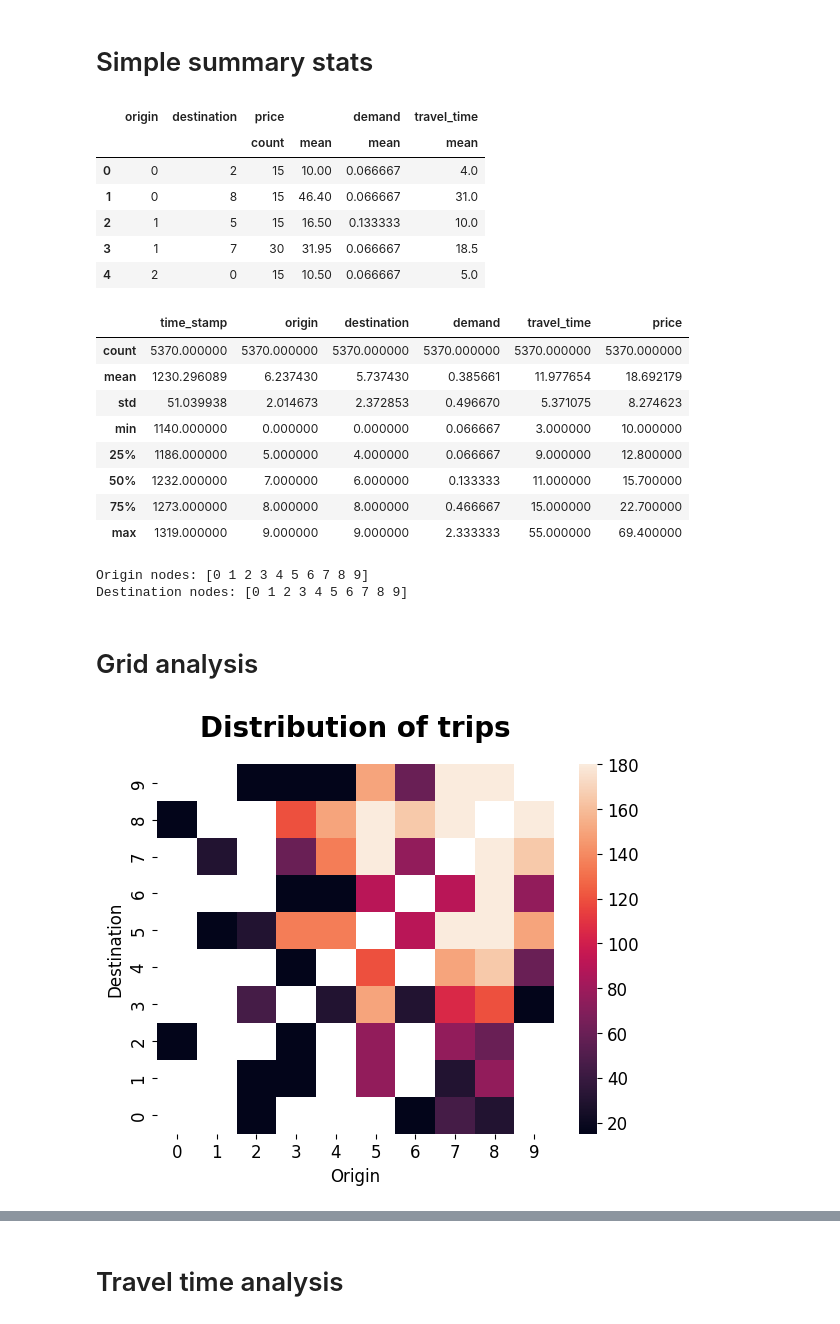
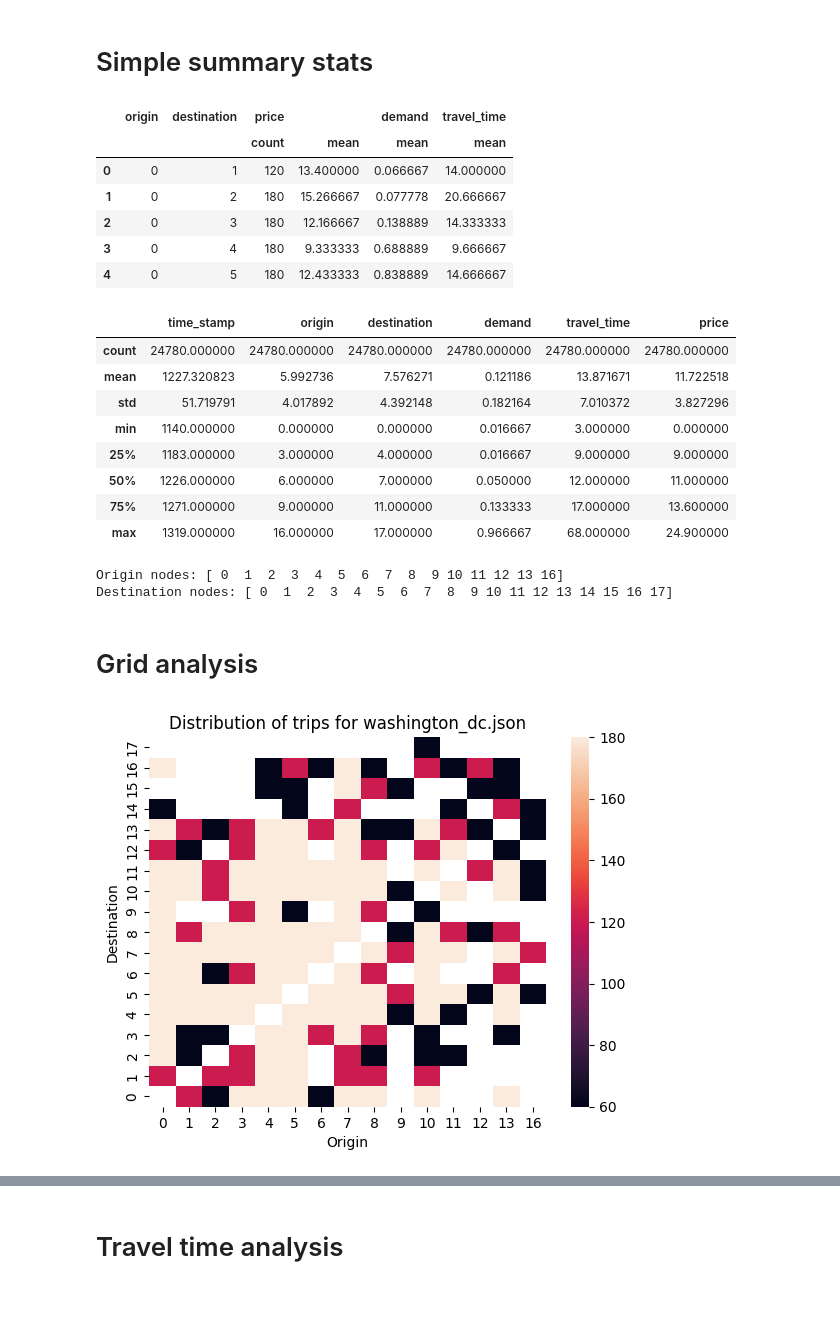
Before and after one commit to Jungar111/multi_agent_reinforcement_learning, a Jupyter notebook: notebooks/data_analysis_brooklyn.ipynb, the cells around one changed output, grey strips where cells are left out. Drawn from its saved outputs; the diff is of its cells as text; code cells hidden in the pictures.

```diff
--- a/notebooks/data_analysis_brooklyn.ipynb
+++ b/notebooks/data_analysis_brooklyn.ipynb
@@ -10,7 +9,10 @@ from scipy.stats import lognorm
 import statsmodels.formula.api as smf
 import statsmodels.api as sm
 # %%
-with open("data/scenario_san_francisco.json") as f:
+
+cities = ['san_francisco', 'nyc_brooklyn', 'shenzhen_downtown_west', 'washington_dc']
+city = cities[3]
+with open(f"../data/scenario_{city}.json") as f:
     data = json.loads(f.read())
 # %%
 df = pd.DataFrame(data["demand"])
@@ -23,11 +25,11 @@ df_org_dest.head()
 # %% [output]
 |  | origin | destination | price |  | demand | travel_time |
 |  |  |  | count | mean | mean | mean |
-| 0 | 0 | 2 | 15 | 10.00 | 0.066667 | 4.0 |
-| 1 | 0 | 8 | 15 | 46.40 | 0.066667 | 31.0 |
-| 2 | 1 | 5 | 15 | 16.50 | 0.133333 | 10.0 |
-| 3 | 1 | 7 | 30 | 31.95 | 0.066667 | 18.5 |
-| 4 | 2 | 0 | 15 | 10.50 | 0.066667 | 5.0 |
+| 0 | 0 | 1 | 120 | 13.400000 | 0.066667 | 14.000000 |
+| 1 | 0 | 2 | 180 | 15.266667 | 0.077778 | 20.666667 |
+| 2 | 0 | 3 | 180 | 12.166667 | 0.138889 | 14.333333 |
+| 3 | 0 | 4 | 180 | 9.333333 | 0.688889 | 9.666667 |
+| 4 | 0 | 5 | 180 | 12.433333 | 0.838889 | 14.666667 |
 # %%
 df_org_dest.columns = df_org_dest.columns.droplevel(0)
 df_org_dest.columns = ["Origin", "Destination", "count", "mean_price", "mean_demand", "mean_travel_time"]
@@ -35,20 +37,20 @@ df_org_dest.columns = ["Origin", "Destination", "count", "mean_price", "mean_dem
 df.describe()
 # %% [output]
 |  | time_stamp | origin | destination | demand | travel_time | price |
-| count | 5370.000000 | 5370.000000 | 5370.000000 | 5370.000000 | 5370.000000 | 5370.000000 |
-| mean | 1230.296089 | 6.237430 | 5.737430 | 0.385661 | 11.977654 | 18.692179 |
-| std | 51.039938 | 2.014673 | 2.372853 | 0.496670 | 5.371075 | 8.274623 |
-| min | 1140.000000 | 0.000000 | 0.000000 | 0.066667 | 3.000000 | 10.000000 |
-| 25% | 1186.000000 | 5.000000 | 4.000000 | 0.066667 | 9.000000 | 12.800000 |
-| 50% | 1232.000000 | 7.000000 | 6.000000 | 0.133333 | 11.000000 | 15.700000 |
-| 75% | 1273.000000 | 8.000000 | 8.000000 | 0.466667 | 15.000000 | 22.700000 |
-| max | 1319.000000 | 9.000000 | 9.000000 | 2.333333 | 55.000000 | 69.400000 |
+| count | 24780.000000 | 24780.000000 | 24780.000000 | 24780.000000 | 24780.000000 | 24780.000000 |
+| mean | 1227.320823 | 5.992736 | 7.576271 | 0.121186 | 13.871671 | 11.722518 |
+| std | 51.719791 | 4.017892 | 4.392148 | 0.182164 | 7.010372 | 3.827296 |
+| min | 1140.000000 | 0.000000 | 0.000000 | 0.016667 | 3.000000 | 0.000000 |
+| 25% | 1183.000000 | 3.000000 | 4.000000 | 0.016667 | 9.000000 | 9.000000 |
+| 50% | 1226.000000 | 6.000000 | 7.000000 | 0.050000 | 12.000000 | 11.000000 |
+| 75% | 1271.000000 | 9.000000 | 11.000000 | 0.133333 | 17.000000 | 13.600000 |
+| max | 1319.000000 | 16.000000 | 17.000000 | 0.966667 | 68.000000 | 24.900000 |
 # %%
 print(f"Origin nodes: {np.sort(df.origin.unique())}")
 print(f"Destination nodes: {np.sort(df.destination.unique())}")
 # %% [output]
-Origin nodes: [0 1 2 3 4 5 6 7 8 9]
-Destination nodes: [0 1 2 3 4 5 6 7 8 9]
+Origin nodes: [ 0  1  2  3  4  5  6  7  8  9 10 11 12 13 16]
+Destination nodes: [ 0  1  2  3  4  5  6  7  8  9 10 11 12 13 14 15 16 17]
 # %% [markdown]
 # Grid analysis
 # %%
@@ -56,9 +58,10 @@ pivot_df = df_org_dest.pivot(index='Origin', columns='Destination', values='coun
 pivot_df = pivot_df
 # %%
 sns.heatmap(pivot_df.iloc[::-1], annot=False, fmt="d")
-plt.title('Distribution of trips')
+plt.title(f"Distribution of trips for {city}.json")
 plt.xlabel(pivot_df.columns.name)
 plt.ylabel(pivot_df.index.name)
+plt.savefig(f"./figs/DistributionOfTrips_{city}")
 plt.show()
 # %% [output]
-[figure, old version]
+[figure, new version]
```
Also changed, not shown: parts of 8 cells of this notebook, 1 other file.
